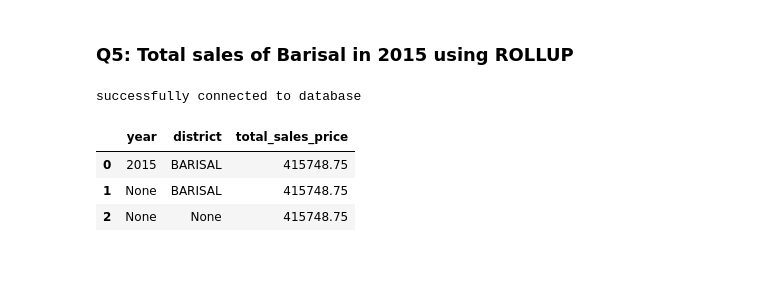
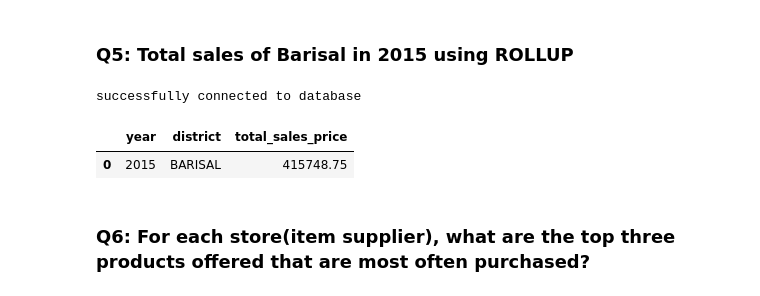
Before and after one commit to SadiaAlamChy/HDA-Tech-Learning, a Jupyter notebook: notebook/analytics/Olap.ipynb, the cells around one changed output. Saved outputs shown, nothing was run; the diff lists cells and outputs as text; code cells hidden in the pictures; blank space fills up the shorter version.

```diff
--- a/notebook/analytics/Olap.ipynb
+++ b/notebook/analytics/Olap.ipynb
@@ -245,19 +397,20 @@ successfully connected to database
 # %%
 con = PostgresConnection().getConnection()
 cur = con.cursor()
 select_stmt = "SELECT tim.year, s.district, SUM(t.total_price) Total_Sales " \
         "FROM ecom_schema.fact_table t " \
         "JOIN ecom_schema.store_dim s on s.store_key = t.store_key " \
         "JOIN ecom_schema.time_dim tim ON t.time_key = tim.time_key " \
         "WHERE s.district = 'BARISAL' and tim.year = 2015 " \
         "GROUP BY ROLLUP (s.district, tim.year)"
 cur.execute(select_stmt)
 records = cur.fetchall()
 df = pd.DataFrame(list(records), columns=['year','district', 'total_sales_price'])
+df.drop([1,2],axis=0,inplace=True)
 df
 # %% [output]
 successfully connected to database
 |  | year | district | total_sales_price |
 | 0 | 2015 | BARISAL | 415748.75 |
-| 1 | None | BARISAL | 415748.75 |
-| 2 | None | None | 415748.75 |
+# %% [markdown]
+### Q6: For each store(item supplier), what are the top three products offered that are most often purchased?
```
Also changed, not shown: parts of 31 cells of this notebook, 1 other file.
